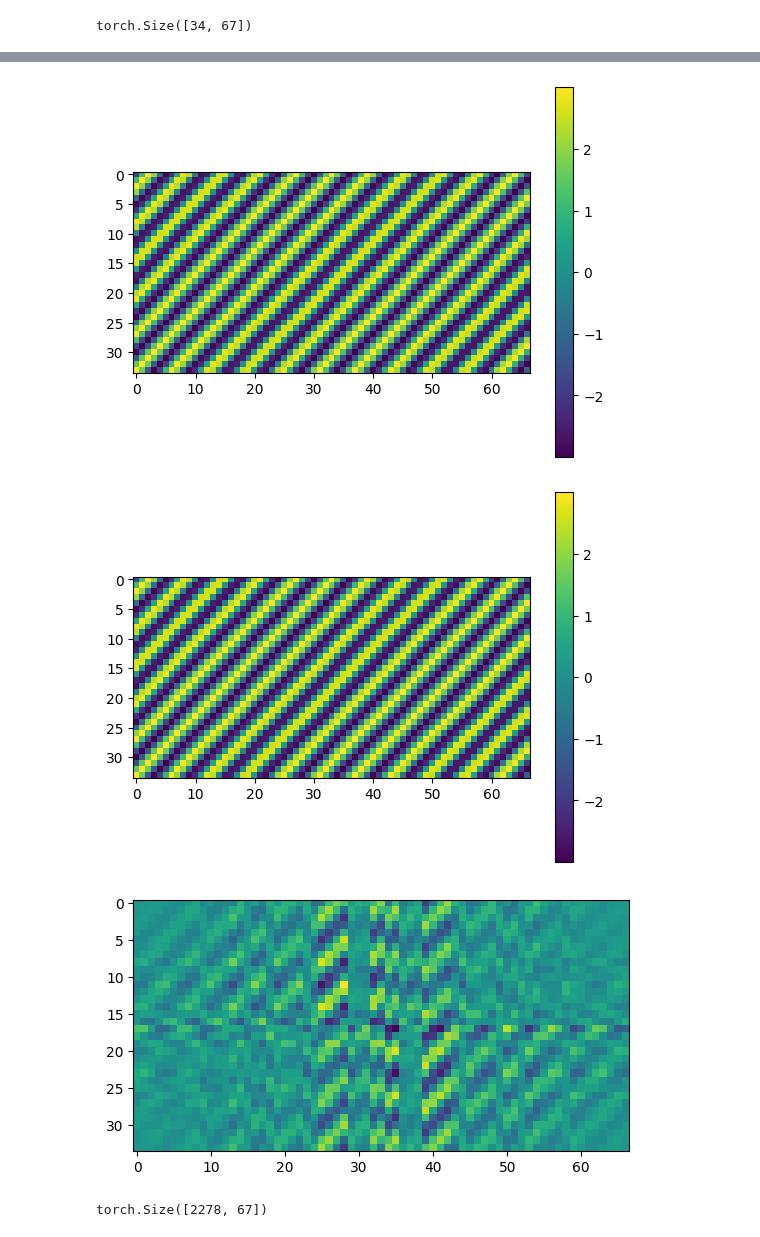
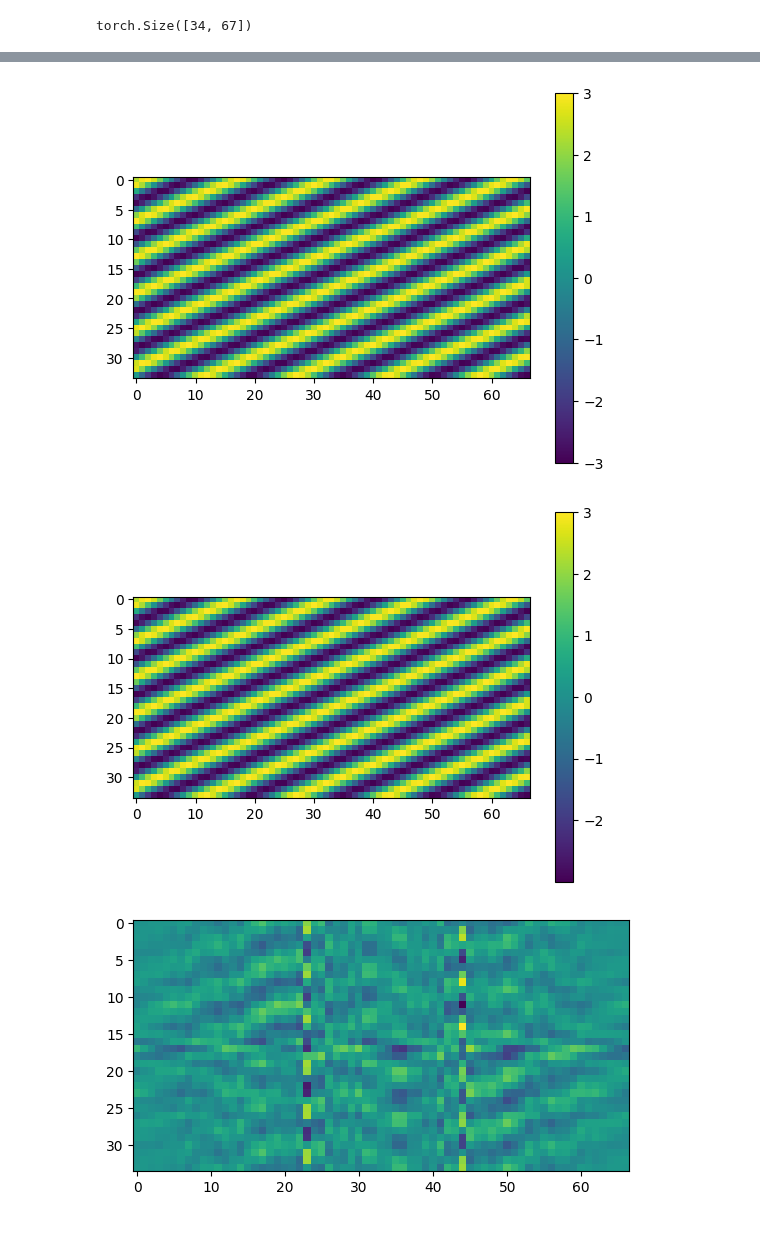
Before and after one commit to nidduzzi/SpectralSVR, a Jupyter notebook: notebooks/multidim_basis.ipynb, the cells around one changed output, grey strips where cells are left out. Drawn from its saved outputs; the diff is of its cells as text; code cells hidden in the pictures.

```diff
--- a/notebooks/multidim_basis.ipynb
+++ b/notebooks/multidim_basis.ipynb
@@ -17,7 +150,7 @@ xx, yy = torch.meshgrid([x, y], indexing="xy")
 
 # function 1
 freq = 2.7
-f1 = 3 * torch.sin(2 * torch.pi * freq * (yy + xx))
+f1 = 3 * torch.sin(2 * torch.pi * freq * (yy + 0.4 * xx))
 # freq = 4
 # f1 += torch.sin(2 * torch.pi * freq * yy)
 # freq = 7
@@ -295,23 +282,20 @@ plt.imshow(tmp.real)
 plt.colorbar()
 plt.show()
 # %% [output]
-[figure, old version]
+[figure, new version]
 # %%
-f_inv = inv_transform(f_coeffs, points) / torch.tensor(f_coeffs.shape[1:]).prod()
+f_inv = FourierBasis.inv_transform(f_coeffs) / torch.tensor(f_coeffs.shape[1:]).prod()
 f_inv.shape
 plt.imshow(f_inv[0].real)
 plt.colorbar()
 plt.show()
 # %% [output]
-[figure, old version]
+[figure, new version]
 # %%
 plt.imshow((f_inv - tmp)[0].imag)
 plt.show()
 # %% [output]
-[figure, old version]
+[figure, new version]
 # %%
 dim = 1
-f = list(f_coeffs.shape[1:])
-_raw_fn(f[dim], points[:, dim : dim + 1]).shape
+modes = list(f_coeffs.shape[1:])
-# %% [output]
-torch.Size([2278, 67])
```
Also changed, not shown: parts of 25 cells of this notebook.
